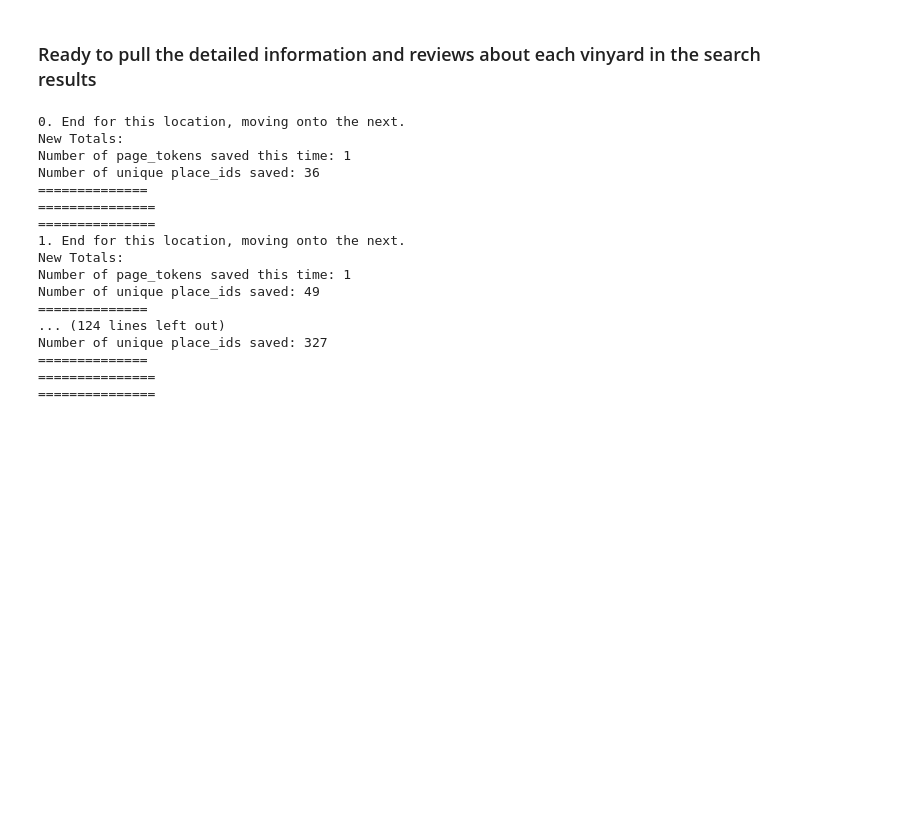
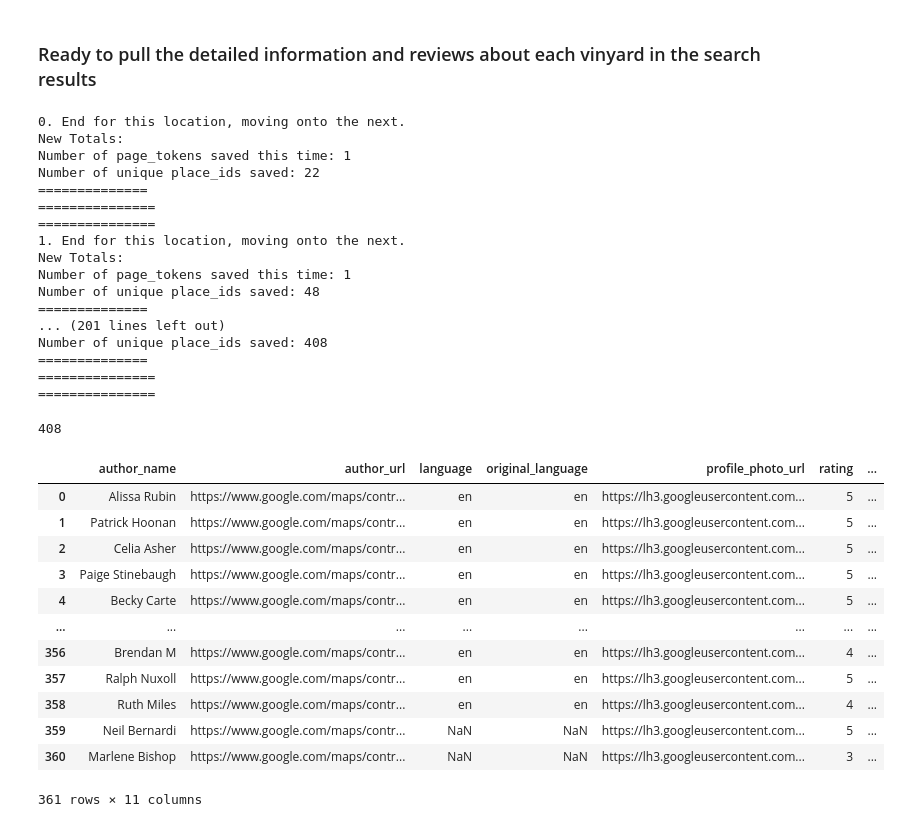
Before and after one commit to Bag0niku/Oregon_Wine, a Jupyter notebook: data/nick_testing_google_places_api.ipynb, the cells around one changed output. Drawn from its saved outputs; the diff is of its cells as text; code cells hidden in the pictures; blank space fills up the shorter version.

Commit message:
all data returned from the api calls is saved. data on vineyards includes a few customer reviews.

```diff
--- a/data/nick_testing_google_places_api.ipynb
+++ b/data/nick_testing_google_places_api.ipynb
@@ -558,7 +558,7 @@ spam
 
 ## Global Variables requied for the loops
 saved_place_ids = set()
-
+payload["radius"]= "20000"
 
 for i, area in enumerate(areas_to_search):
     payload["location"] = area
@@ -593,17 +593,17 @@ for i, area in enumerate(areas_to_search):
 0. End for this location, moving onto the next.
 New Totals:
 Number of page_tokens saved this time: 1
-Number of unique place_ids saved: 36
+Number of unique place_ids saved: 22
 ==============
 ===============
 ===============
 1. End for this location, moving onto the next.
 New Totals:
 Number of page_tokens saved this time: 1
-Number of unique place_ids saved: 49
+Number of unique place_ids saved: 48
 ==============
-... (124 lines left out)
-Number of unique place_ids saved: 327
+... (201 lines left out)
+Number of unique place_ids saved: 408
 ==============
 ===============
 ===============
@@ -612,20 +612,21 @@ Number of unique place_ids saved: 327
 detail_dict= dict()
 reviews_dict = dict()
 
-for place in enumerate(saved_place_ids):
-##  make the search request for the details of the place
-    response = requests.get(details_url+f"key={gkey}&place_id={place}").json()["result"]
+for i, place in enumerate(saved_place_ids):
+#  make the search request for the details of the place
+    response = requests.get(details_url+f"key={gkey}&place_id={place}").json()
     detail_dict[place] = dict()
 
 ## Save all the information
-    for key in response.keys():
+    for key in response["result"].keys():
         if key != 'geometry':
             if key != "reviews":
-                detail_dict[place][key] = response[key]
+                detail_dict[place][key] = response["result"][key]
             else:
-                for review in response[key]:
+                for review in response["result"][key]:
                     reviews_dict[place] = dict()
                     for key2 in review:
                         reviews_dict[place][key2] = review[key2]
         else:
-            detail_dict[place]["location"] = response[key]['location']
+            detail_dict[place]["location"] = response["result"][key]['location']
+print(f"Len of detail_dict: {len}")
@@ -635,0 +633,4 @@ details
+# %%
+len(detail_dict)
+# %% [output]
+408
@@ -636,5 +641,19 @@ details
 # %%
-spam = pd.DataFrame(reviews_dict).transpose().reset_index()
-spam["place_id"] = spam["index"]
-spam = spam.drop("index", axis=1)
-spam
+reviews_df = pd.DataFrame(reviews_dict).transpose().reset_index()
+reviews_df["place_id"] = reviews_df["index"]
+reviews_df = reviews_df.drop("index", axis=1)
+reviews_df
+# %% [output]
+|  | author_name | author_url | language | original_language | profile_photo_url | rating | ... |
+| 0 | Alissa Rubin | https://www.google.com/maps/contr... | en | en | https://lh3.googleusercontent.com... | 5 | ... |
+| 1 | Patrick Hoonan | https://www.google.com/maps/contr... | en | en | https://lh3.googleusercontent.com... | 5 | ... |
+| 2 | Celia Asher | https://www.google.com/maps/contr... | en | en | https://lh3.googleusercontent.com... | 5 | ... |
+| 3 | Paige Stinebaugh | https://www.google.com/maps/contr... | en | en | https://lh3.googleusercontent.com... | 5 | ... |
+| 4 | Becky Carte | https://www.google.com/maps/contr... | en | en | https://lh3.googleusercontent.com... | 5 | ... |
+| ... | ... | ... | ... | ... | ... | ... | ... |
+| 356 | Brendan M | https://www.google.com/maps/contr... | en | en | https://lh3.googleusercontent.com... | 4 | ... |
+| 357 | Ralph Nuxoll | https://www.google.com/maps/contr... | en | en | https://lh3.googleusercontent.com... | 5 | ... |
+| 358 | Ruth Miles | https://www.google.com/maps/contr... | en | en | https://lh3.googleusercontent.com... | 4 | ... |
+| 359 | Neil Bernardi | https://www.google.com/maps/contr... | NaN | NaN | https://lh3.googleusercontent.com... | 5 | ... |
+| 360 | Marlene Bishop | https://www.google.com/maps/contr... | NaN | NaN | https://lh3.googleusercontent.com... | 3 | ... |
+361 rows × 11 columns
```
Also changed, not shown: parts of 4 cells of this notebook, 2 other files.
